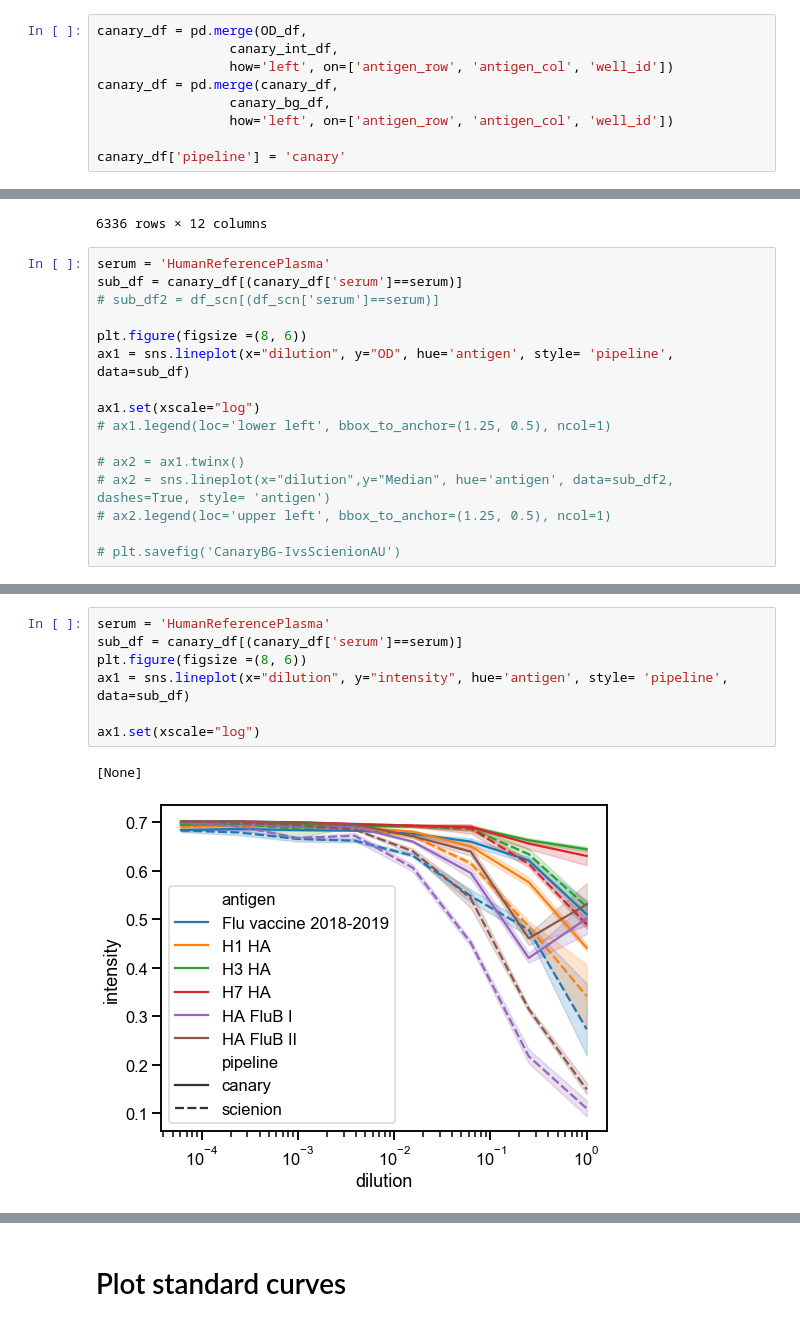
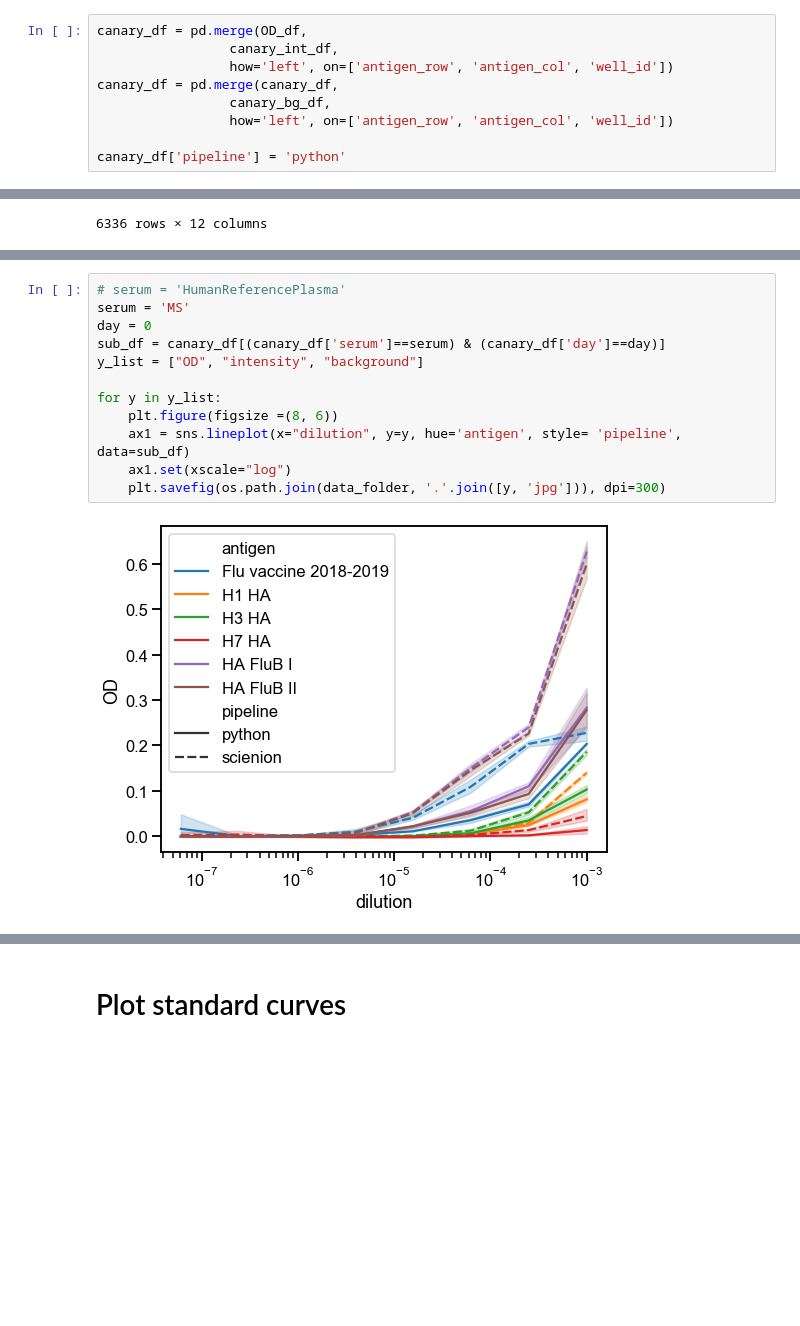
Before and after one commit to mehta-lab/multiSero, a Jupyter notebook: notebooks_interpretation/20200330_March25_flutasteplate_1/FluPlateInterpretationV4_smg.ipynb, the cells around one changed output, grey strips where cells are left out. Cells and saved outputs as stored; diff of their text form; blank space fills up the shorter version.

Commit message:
updated plots

```diff
--- a/notebooks_interpretation/20200330_March25_flutasteplate_1/FluPlateInterpretationV4_smg.ipynb
+++ b/notebooks_interpretation/20200330_March25_flutasteplate_1/FluPlateInterpretationV4_smg.ipynb
@@ -274,7 +274,7 @@ canary_df = pd.merge(canary_df,
                  canary_bg_df,
                  how='left', on=['antigen_row', 'antigen_col', 'well_id'])
 
-canary_df['pipeline'] = 'canary'
+canary_df['pipeline'] = 'python'
 # %%
 canary_df[:20]
 # %% [output]
@@ -343,19 +343,3 @@ canary_df
 | 2878 | 5 | 3 | 0.007219 | H12 | HA FluB II | Control | 1.0 | AssayDiluentControl | 0 | 0.693494 | ... |
 | 2879 | 5 | 4 | 0.000029 | H12 | HA FluB II | Control | 1.0 | AssayDiluentControl | 0 | 0.706451 | ... |
 6336 rows × 12 columns
-# %%
-serum = 'HumanReferencePlasma'
-sub_df = canary_df[(canary_df['serum']==serum)]
-# sub_df2 = df_scn[(df_scn['serum']==serum)]
-
-plt.figure(figsize =(8, 6))
-ax1 = sns.lineplot(x="dilution", y="OD", hue='antigen', style= 'pipeline', data=sub_df)
-
-ax1.set(xscale="log")
-# ax1.legend(loc='lower left', bbox_to_anchor=(1.25, 0.5), ncol=1)
-
-# ax2 = ax1.twinx()
-# ax2 = sns.lineplot(x="dilution",y="Median", hue='antigen', data=sub_df2, dashes=True, style= 'antigen')
-# ax2.legend(loc='upper left', bbox_to_anchor=(1.25, 0.5), ncol=1)
-
-# plt.savefig('CanaryBG-IvsScienionAU')
@@ -365,10 +346,14 @@ ax1.set(xscale="log")
 # %%
-serum = 'HumanReferencePlasma'
-sub_df = canary_df[(canary_df['serum']==serum)]
-plt.figure(figsize =(8, 6))
-ax1 = sns.lineplot(x="dilution", y="intensity", hue='antigen', style= 'pipeline', data=sub_df)
+# serum = 'HumanReferencePlasma'
+serum = 'MS'
+day = 0
+sub_df = canary_df[(canary_df['serum']==serum) & (canary_df['day']==day)]
+y_list = ["OD", "intensity", "background"]
 
-ax1.set(xscale="log")
+for y in y_list:
+    plt.figure(figsize =(8, 6))
+    ax1 = sns.lineplot(x="dilution", y=y, hue='antigen', style= 'pipeline', data=sub_df)
+    ax1.set(xscale="log")
+    plt.savefig(os.path.join(data_folder, '.'.join([y, 'jpg'])), dpi=300)
 # %% [output]
-[None]
-[figure, old version]
+[figure, new version]
```
Also changed, not shown: parts of 3 cells of this notebook.
